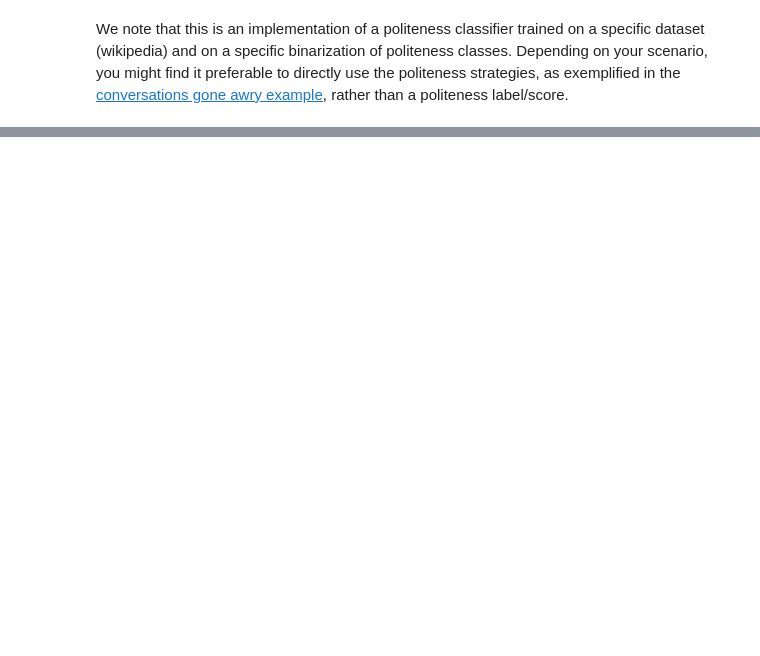
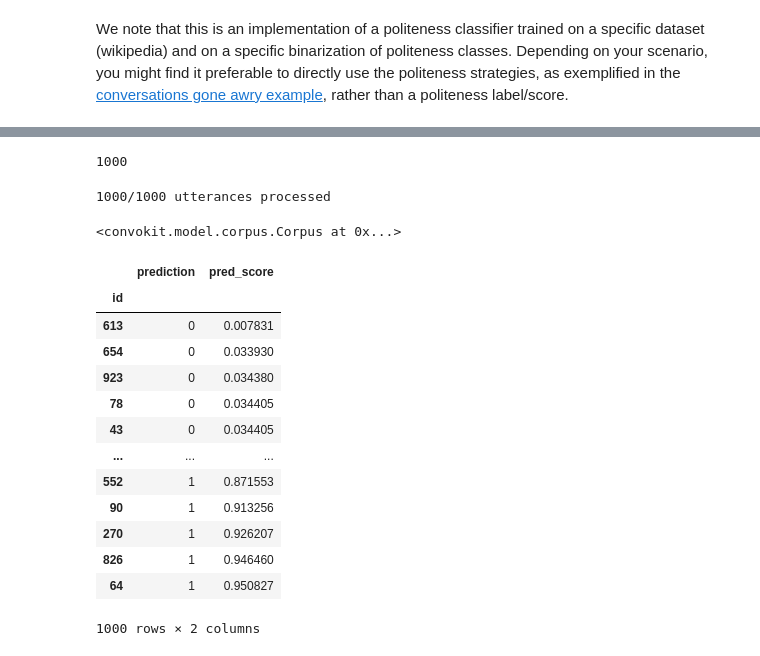
Before and after one commit to binghe2727/ml_utility, a Jupyter notebook: nlp/politeness_demo.ipynb, the cells around one changed output, grey strips where cells are left out. Cells and saved outputs as stored; diff of their text form; code cells hidden in the pictures; blank space fills up the shorter version.

Commit message:
politeness

```diff
--- a/nlp/politeness_demo.ipynb
+++ b/nlp/politeness_demo.ipynb
@@ -277,0 +271,41 @@ We note that this is an implementation of a politeness classifier trained on a s
+# %%
+text_sentences = df_model["text"].to_list()
+# %%
+utterances = [Utterance(speaker=Speaker(), id=str(i), text=x) for i, x in enumerate(text_sentences)]
+my_corpus = Corpus(utterances=utterances)
+len(list(my_corpus.utterances.values()))
+# %% [output]
+1000
+# %%
+# parse the text first
+parser = TextParser(verbosity=10000)
+my_corpus = parser.transform(my_corpus)
+
+# create the feature of my strategies:
+ps = PolitenessStrategies(verbose=10000)
+my_corpus = ps.transform(my_corpus, markers=True)
+# %% [output]
+1000/1000 utterances processed
+# %%
+test_pred = clf.transform(my_corpus)
+# %%
+test_pred
+# %% [output]
+<convokit.model.corpus.Corpus at 0x...>
+# %%
+clf.summarize(test_pred)
+# %% [output]
+|  | prediction | pred_score |
+| id |  |  |
+| 613 | 0 | 0.007831 |
+| 654 | 0 | 0.033930 |
+| 923 | 0 | 0.034380 |
+| 78 | 0 | 0.034405 |
+| 43 | 0 | 0.034405 |
+| ... | ... | ... |
+| 552 | 1 | 0.871553 |
+| 90 | 1 | 0.913256 |
+| 270 | 1 | 0.926207 |
+| 826 | 1 | 0.946460 |
+| 64 | 1 | 0.950827 |
+1000 rows × 2 columns
```
Also changed, not shown: parts of 21 cells of this notebook, 1 other file.
